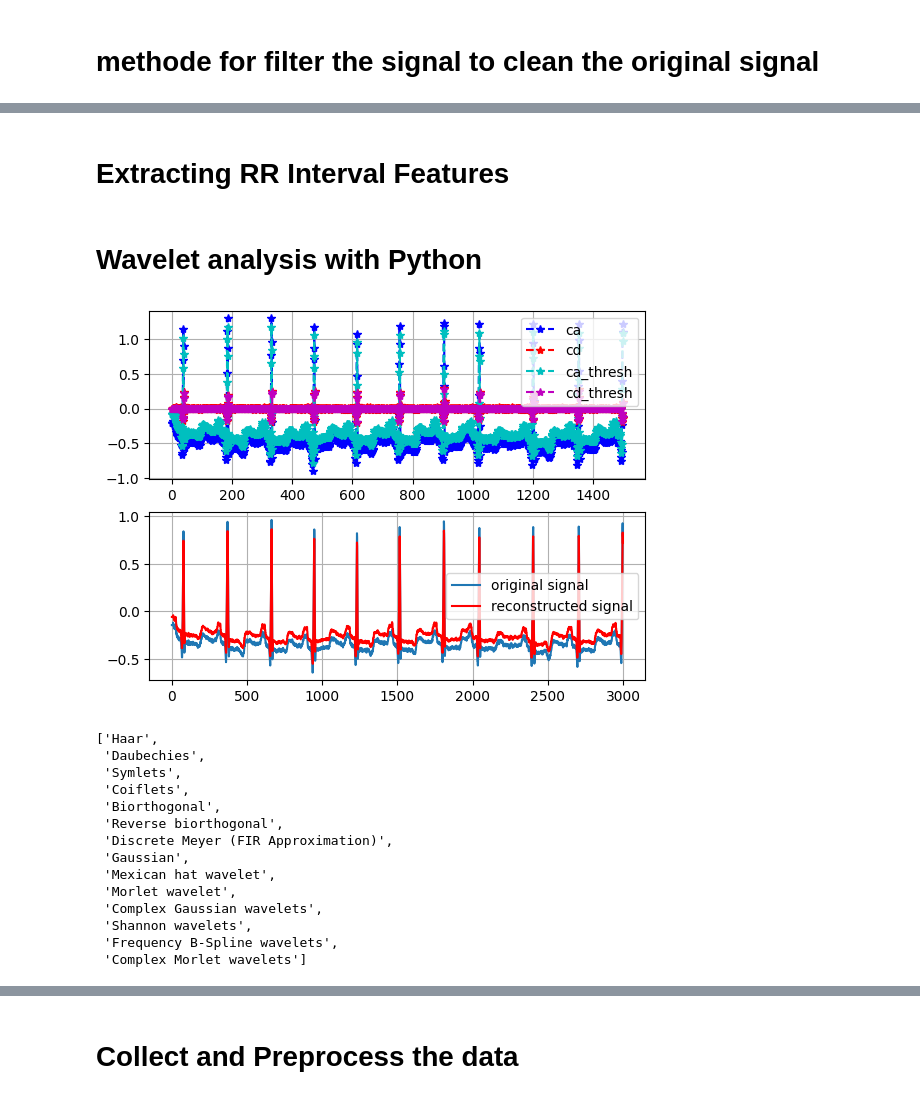
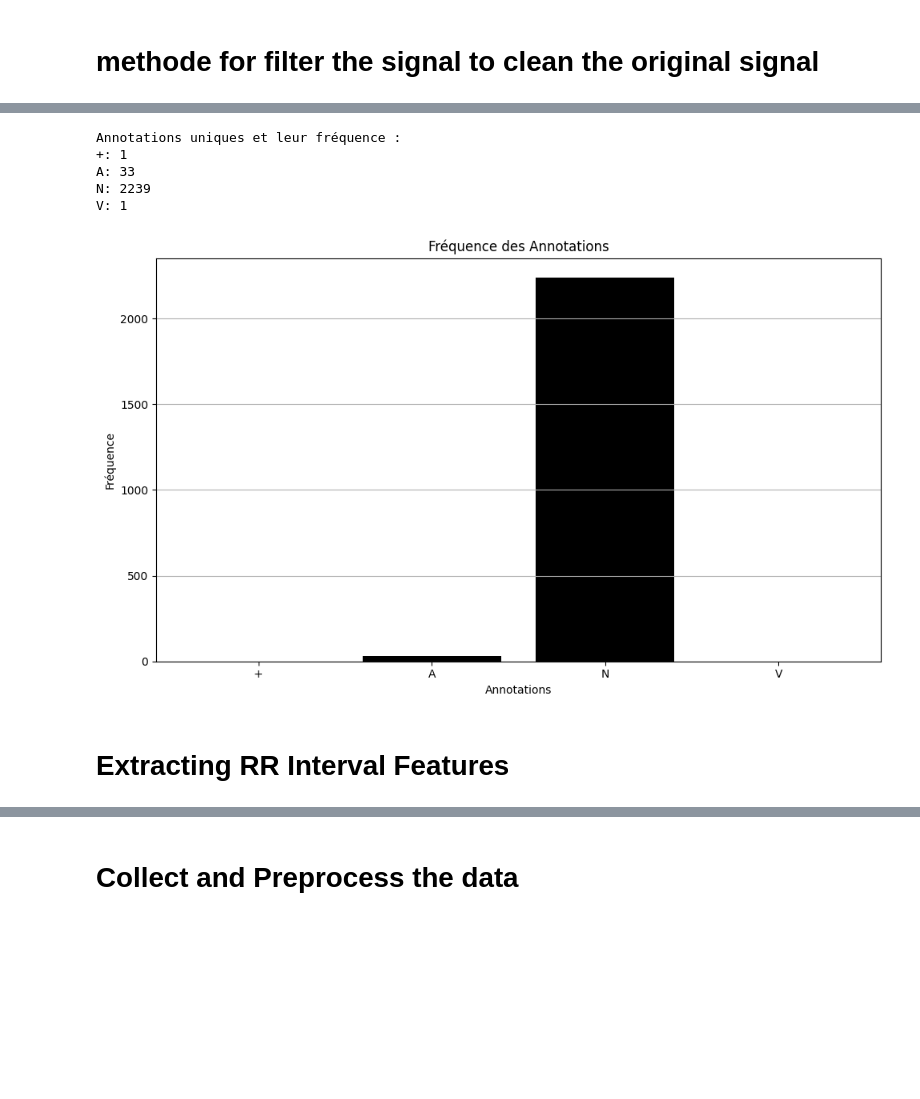
Before and after one commit to ouerghi01/HeartbeatClassification, a Jupyter notebook: HeartBeat.ipynb, the cells around one changed output, grey strips where cells are left out. Cells and saved outputs as stored; diff of their text form; code cells hidden in the pictures; blank space fills up the shorter version.

Commit message:
origin

```diff
--- a/HeartBeat.ipynb
+++ b/HeartBeat.ipynb
@@ -133,3 +137,23 @@ def preprocess_signal(signal):
+# %%
+unique_annotations, counts = np.unique(annotation.symbol, return_counts=True)
+print("Annotations uniques et leur fréquence :")
+for annotation, count in zip(unique_annotations, counts):
+    print(f"{annotation}: {count}")
+plt.figure(figsize=(10, 6))
+plt.bar(unique_annotations, counts, color='black')
+plt.xlabel('Annotations')
+plt.ylabel('Fréquence')
+plt.title('Fréquence des Annotations')
+plt.grid(axis='y')
+plt.tight_layout()
+plt.show()
+# %% [output]
+Annotations uniques et leur fréquence :
++: 1
+A: 33
+N: 2239
+V: 1
+[figure, added]
 # %% [markdown]
 # Extracting RR Interval Features
 # %%
@@ -149,53 +173,3 @@ def extract_rr_features(r_peaks, fs):
     RR20 = np.mean(rr_20min) if len(rr_20min) > 0 else 0
 
     return [np.mean(rr_intervals), np.mean(post_rr), RR1, RR20]
-# %% [markdown]
-# Wavelet analysis with Python
-# %%
-import pywt
-(ca, cd) = pywt.dwt(signal,'haar')
-
-cat = pywt.threshold(ca, np.std(ca)/2, mode='soft')
-cdt = pywt.threshold(cd, np.std(cd)/2, mode='soft')
-
-signal_rec = pywt.idwt(cat, cdt, 'haar')
-
-plt.close('all')
-
-plt.subplot(211)
-# Original coefficients
-plt.plot(ca, '--*b')
-plt.plot(cd, '--*r')
-# Thresholded coefficients
-plt.plot(cat, '--*c')
-plt.plot(cdt, '--*m')
-plt.legend(['ca','cd','ca_thresh', 'cd_thresh'], loc=0)
-plt.grid('on')
-
-plt.subplot(212)
-plt.plot(signal)
-#plt.hold('on')
-plt.plot(signal_rec, 'r')
-plt.legend(['original signal', 'reconstructed signal'])
-plt.grid('on')
-plt.show()
-# %% [output]
-[figure, removed]
-# %%
-import pywt
-pywt.families(short=False)
-# %% [output]
-['Haar',
- 'Daubechies',
- 'Symlets',
- 'Coiflets',
- 'Biorthogonal',
- 'Reverse biorthogonal',
- 'Discrete Meyer (FIR Approximation)',
- 'Gaussian',
- 'Mexican hat wavelet',
- 'Morlet wavelet',
- 'Complex Gaussian wavelets',
- 'Shannon wavelets',
- 'Frequency B-Spline wavelets',
- 'Complex Morlet wavelets']
```
Also changed, not shown: parts of 27 cells of this notebook, 1 other file.
